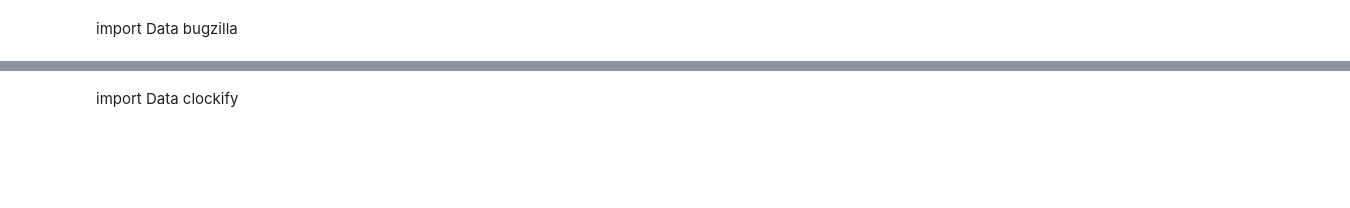
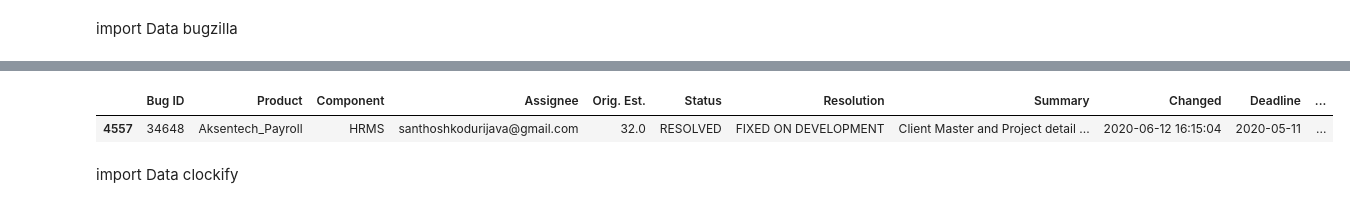
Before and after one commit to dharmendra-chouhan/-DEAS-Accounts---Municipal-Corporation, a Jupyter notebook: TimeSheet_01_06_2020_to_13_06_2020.ipynb, the cells around one changed output, grey strips where cells are left out. Saved outputs shown, nothing was run; the diff lists cells and outputs as text; code cells hidden in the pictures; blank space fills up the shorter version.

```diff
--- a/TimeSheet_01_06_2020_to_13_06_2020.ipynb
+++ b/TimeSheet_01_06_2020_to_13_06_2020.ipynb
@@ -18,3 +24,10 @@ bugzilla_1junto13jun= pd.read_csv('bugs-2020-06-15.csv', encoding='latin-1')
+# %%
+# bugzilla_1junto13jun.loc[bugzilla_1junto13jun['Assignee']=='afak.pangarkar@gmail.com']
+# bugzilla_1junto13jun.loc[bugzilla_1junto13jun['Bug ID']==34833]
+bugzilla_1junto13jun.loc[bugzilla_1junto13jun['Bug ID']==34648]
+# %% [output]
+|  | Bug ID | Product | Component | Assignee | Orig. Est. | Status | Resolution | Summary | Changed | Deadline | ... |
+| 4557 | 34648 | Aksentech_Payroll | HRMS | santhoshkodurijava@gmail.com | 32.0 | RESOLVED | FIXED ON DEVELOPMENT | Client Master and Project detail ... | 2020-06-12 16:15:04 | 2020-05-11 | ... |
 # %% [markdown]
 import Data clockify
 # %%
```
Also changed, not shown: parts of 9 cells of this notebook.
